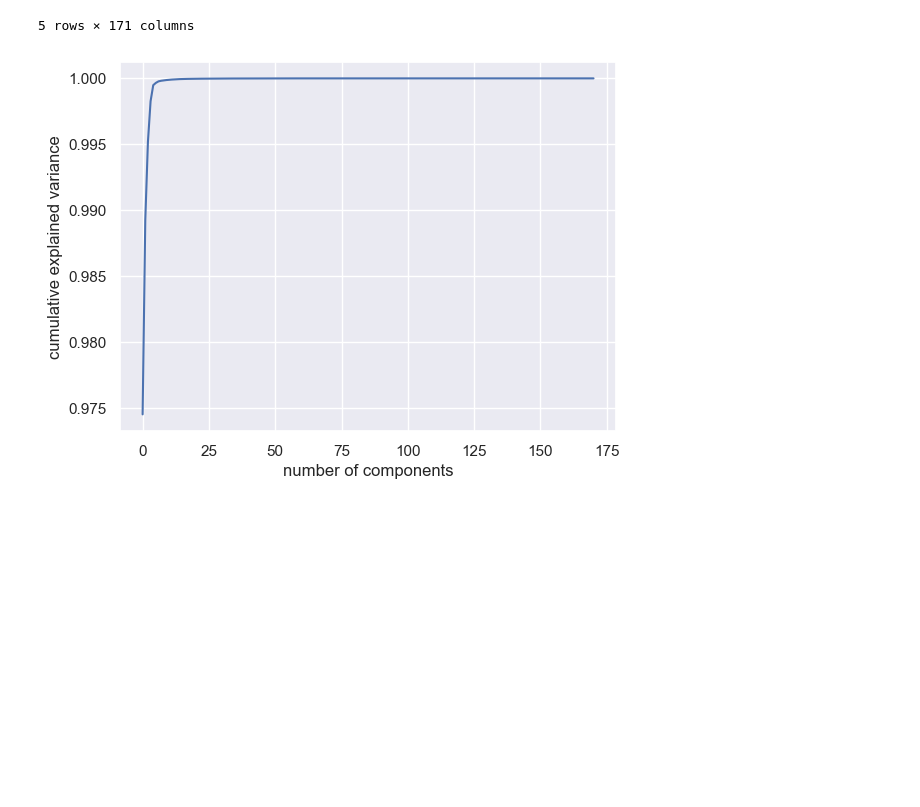
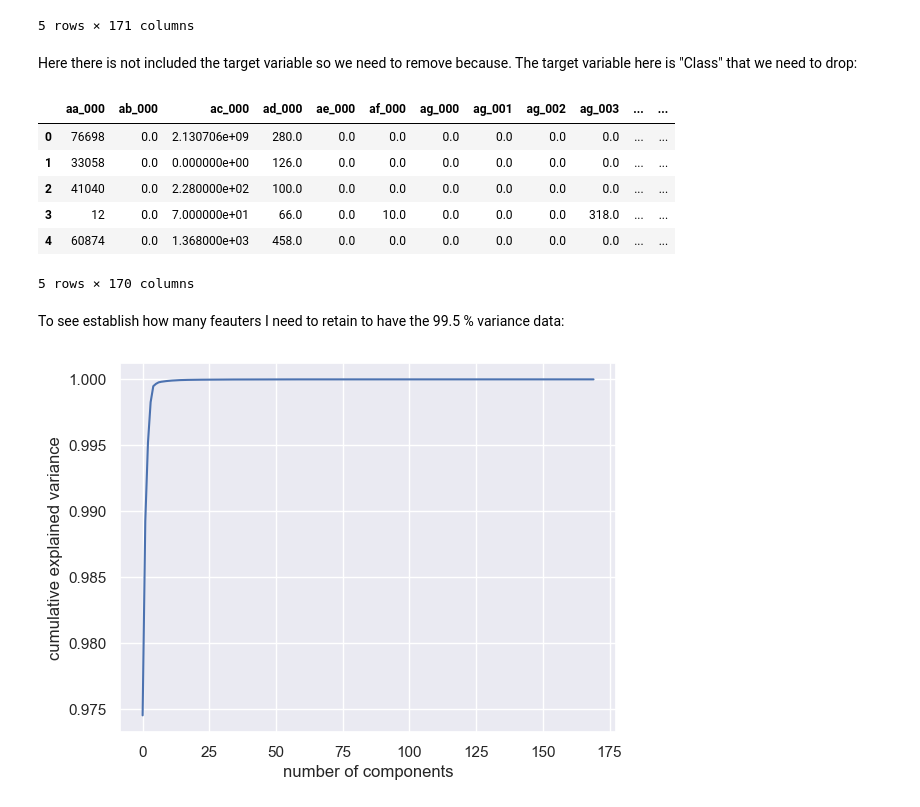
Before and after one commit to Sba23037/CristinaPriolo_DPrepHDip_CA1, a Jupyter notebook: CristinaPriolo_DPrepHDip_CA1.ipynb, the cells around one changed output. Drawn from its saved outputs; the diff is of its cells as text; code cells hidden in the pictures; blank space fills up the shorter version.

```diff
--- a/CristinaPriolo_DPrepHDip_CA1.ipynb
+++ b/CristinaPriolo_DPrepHDip_CA1.ipynb
@@ -156,5 +156,5 @@ Now to keep going applying EDA and keep cleaning the data. To do it I will remov
 # %%
-aps_df=aps_df.drop(aps_df.columns[aps_df.isnull().mean()>10])
+aps_df=aps_df.drop(aps_df.columns[aps_df.isnull().mean()>20])
 # %% [markdown]
 I need to fill the missing values with the median to keep cleaning my data, ( I have added an ignore warnign because I was having one when I do the median):
 # %%
@@ -206,3 +208,5 @@ aps_df.head()
 | 3 | 0 | 12 | 0.0 | 7.000000e+01 | 66.0 | 0.0 | 10.0 | 0.0 | 0.0 | 0.0 | ... | ... |
 | 4 | 0 | 60874 | 0.0 | 1.368000e+03 | 458.0 | 0.0 | 0.0 | 0.0 | 0.0 | 0.0 | ... | ... |
 5 rows × 171 columns
+# %% [markdown]
+Here there is not included the target variable so we need to remove because. The target variable here is "Class" that we need to drop:
@@ -209,3 +215,15 @@ aps_df.head()
+# %%
+aps_no_label.head()
+# %% [output]
+|  | aa_000 | ab_000 | ac_000 | ad_000 | ae_000 | af_000 | ag_000 | ag_001 | ag_002 | ag_003 | ... | ... |
+| 0 | 76698 | 0.0 | 2.130706e+09 | 280.0 | 0.0 | 0.0 | 0.0 | 0.0 | 0.0 | 0.0 | ... | ... |
+| 1 | 33058 | 0.0 | 0.000000e+00 | 126.0 | 0.0 | 0.0 | 0.0 | 0.0 | 0.0 | 0.0 | ... | ... |
+| 2 | 41040 | 0.0 | 2.280000e+02 | 100.0 | 0.0 | 0.0 | 0.0 | 0.0 | 0.0 | 0.0 | ... | ... |
+| 3 | 12 | 0.0 | 7.000000e+01 | 66.0 | 0.0 | 10.0 | 0.0 | 0.0 | 0.0 | 318.0 | ... | ... |
+| 4 | 60874 | 0.0 | 1.368000e+03 | 458.0 | 0.0 | 0.0 | 0.0 | 0.0 | 0.0 | 0.0 | ... | ... |
+5 rows × 170 columns
+# %% [markdown]
+To see establish how many feauters I need to retain to have the 99.5 % variance data:
 # %%
 from sklearn.decomposition import PCA
 # %%
```
Also changed, not shown: parts of 24 cells of this notebook.
